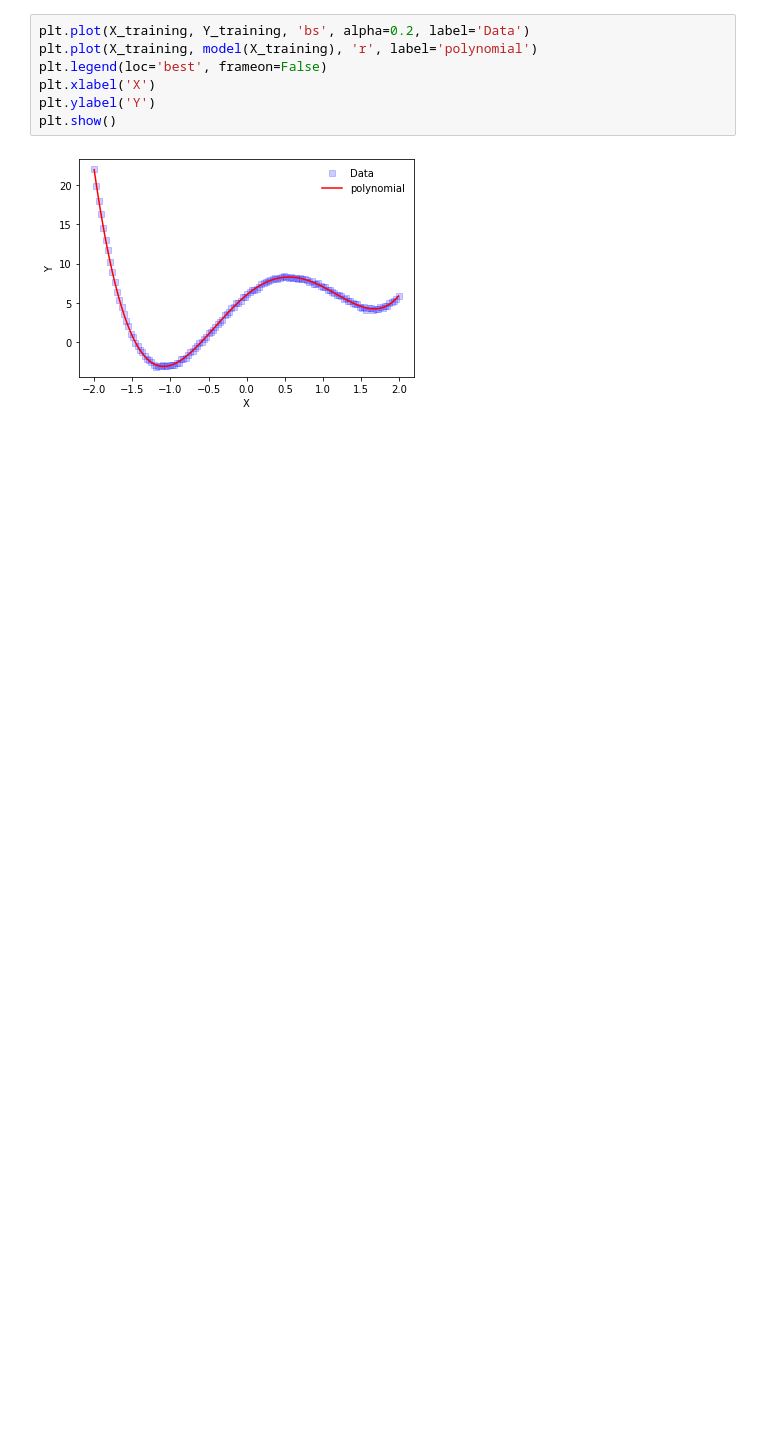
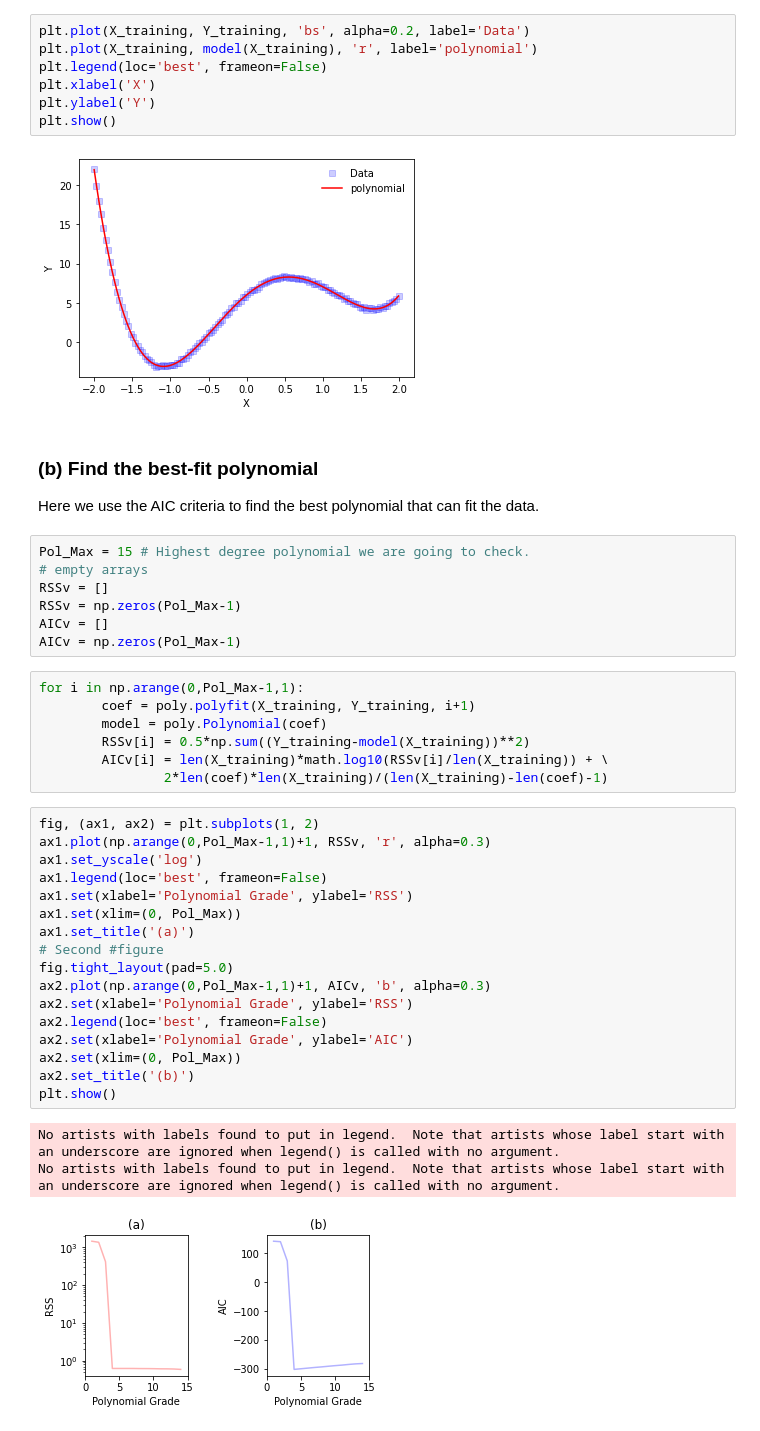
Before and after one commit to LuminolT/ml-final-proj, a Jupyter notebook: prob1.ipynb, the cells around one changed output. Saved outputs shown, nothing was run; the diff lists cells and outputs as text; blank space fills up the shorter version.

```diff
--- a/prob1.ipynb
+++ b/prob1.ipynb
@@ -54,3 +54,42 @@ plt.ylabel('Y')
 plt.show()
 # %% [output]
 [figure]
+# %% [markdown]
+### (b) Find the best-fit polynomial
+
+Here we use the AIC criteria to find the best polynomial that can fit the data.
+# %%
+Pol_Max = 15 # Highest degree polynomial we are going to check.
+# empty arrays
+RSSv = []
+RSSv = np.zeros(Pol_Max-1)
+AICv = []
+AICv = np.zeros(Pol_Max-1)
+# %%
+for i in np.arange(0,Pol_Max-1,1):
+        coef = poly.polyfit(X_training, Y_training, i+1)
+        model = poly.Polynomial(coef)
+        RSSv[i] = 0.5*np.sum((Y_training-model(X_training))**2)
+        AICv[i] = len(X_training)*math.log10(RSSv[i]/len(X_training)) + \
+                2*len(coef)*len(X_training)/(len(X_training)-len(coef)-1)
+# %%
+fig, (ax1, ax2) = plt.subplots(1, 2)
+ax1.plot(np.arange(0,Pol_Max-1,1)+1, RSSv, 'r', alpha=0.3)
+ax1.set_yscale('log')
+ax1.legend(loc='best', frameon=False)
+ax1.set(xlabel='Polynomial Grade', ylabel='RSS')
+ax1.set(xlim=(0, Pol_Max))
+ax1.set_title('(a)')
+# Second #figure
+fig.tight_layout(pad=5.0)
+ax2.plot(np.arange(0,Pol_Max-1,1)+1, AICv, 'b', alpha=0.3)
+ax2.set(xlabel='Polynomial Grade', ylabel='RSS')
+ax2.legend(loc='best', frameon=False)
+ax2.set(xlabel='Polynomial Grade', ylabel='AIC')
+ax2.set(xlim=(0, Pol_Max))
+ax2.set_title('(b)')
+plt.show()
+# %% [output]
+No artists with labels found to put in legend.  Note that artists whose label start with an underscore are ignored when legend() is called with no argument.
+No artists with labels found to put in legend.  Note that artists whose label start with an underscore are ignored when legend() is called with no argument.
+[figure, added]
```
Also changed, not shown: parts of 9 cells of this notebook.
